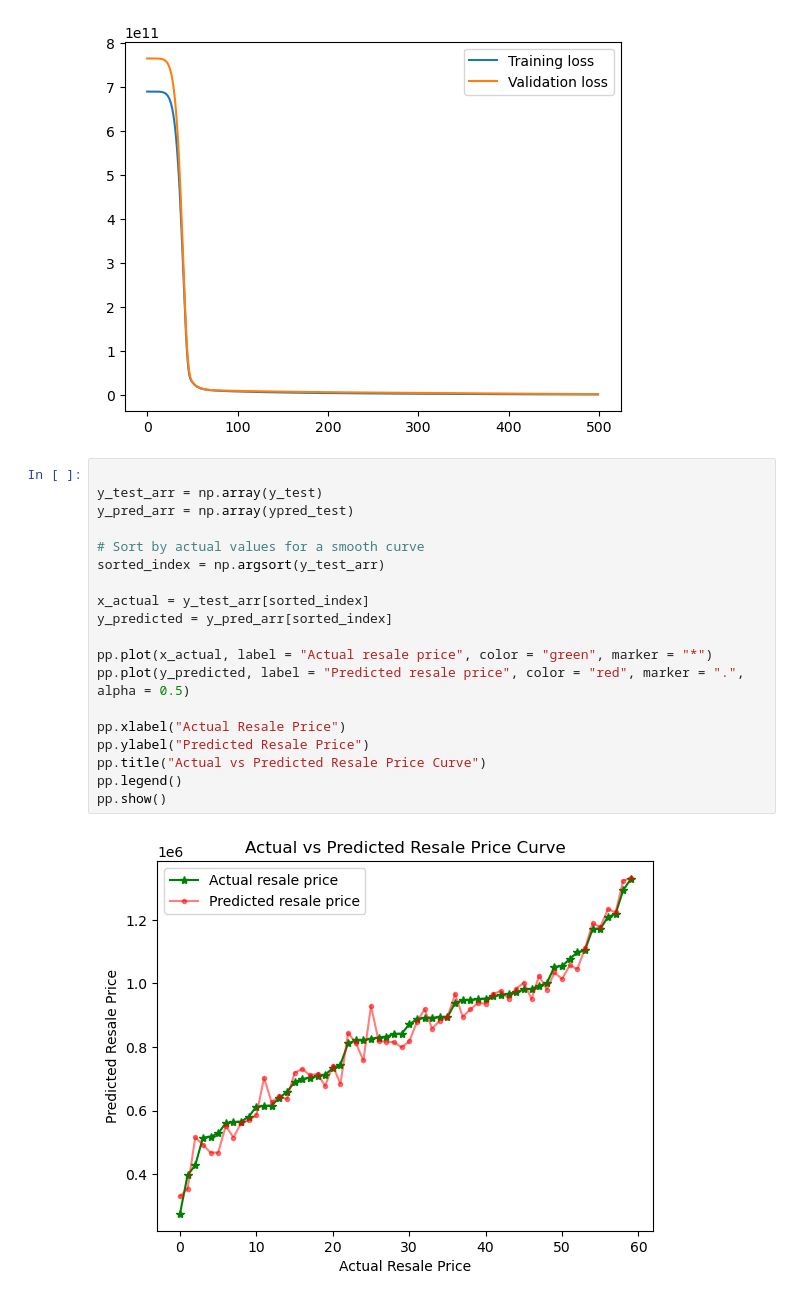
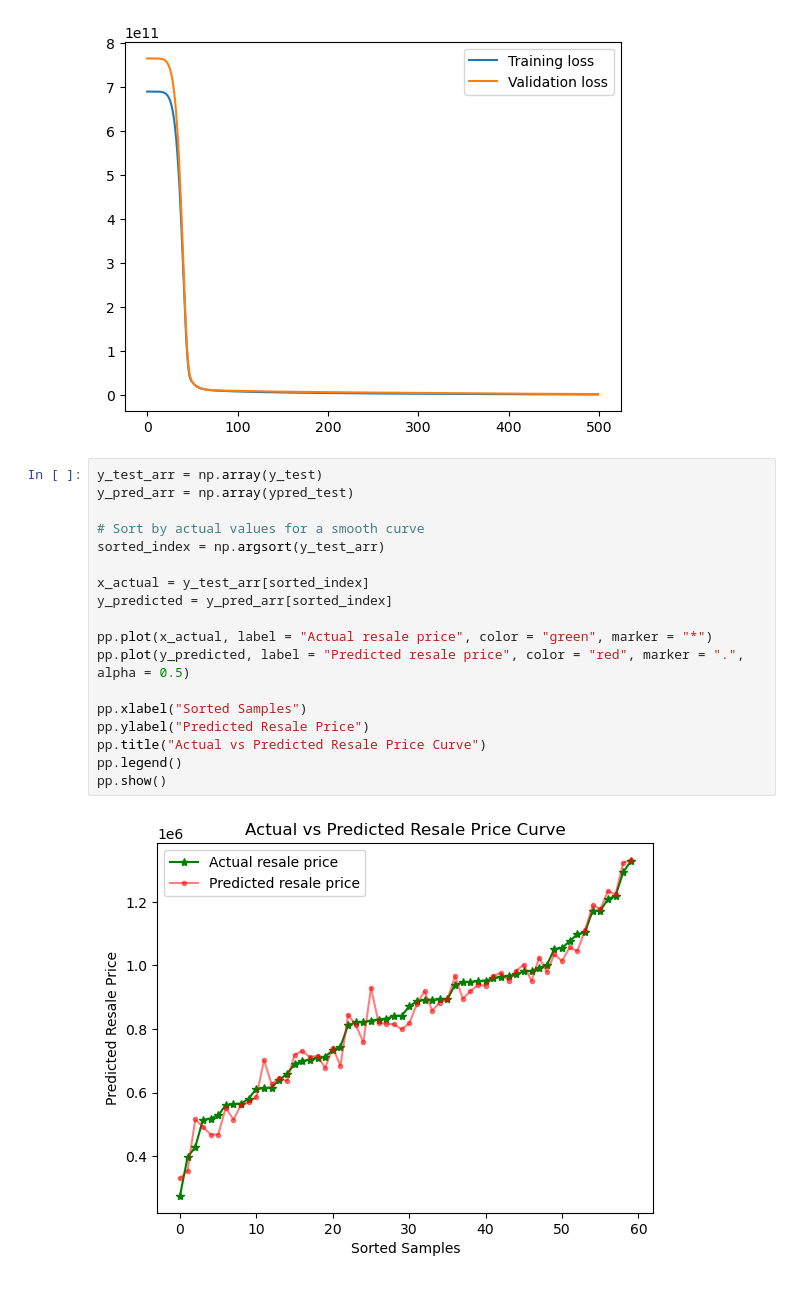
Before and after one commit to rdmahajan/ann-regression-project, a Jupyter notebook: ANN Regression Vehicle Price.ipynb, the cells around one changed output. Drawn from its saved outputs; the diff is of its cells as text.

```diff
--- a/ANN Regression Vehicle Price.ipynb
+++ b/ANN Regression Vehicle Price.ipynb
@@ -129,23 +129,22 @@ pp.show()
 # %% [output]
 [figure]
 # %%
-
 y_test_arr = np.array(y_test)
 y_pred_arr = np.array(ypred_test)
 
 # Sort by actual values for a smooth curve
 sorted_index = np.argsort(y_test_arr)
 
 x_actual = y_test_arr[sorted_index]
 y_predicted = y_pred_arr[sorted_index]
 
 pp.plot(x_actual, label = "Actual resale price", color = "green", marker = "*")
 pp.plot(y_predicted, label = "Predicted resale price", color = "red", marker = ".",  alpha = 0.5)
 
-pp.xlabel("Actual Resale Price")
+pp.xlabel("Sorted Samples")
 pp.ylabel("Predicted Resale Price")
 pp.title("Actual vs Predicted Resale Price Curve")
 pp.legend()
 pp.show()
 # %% [output]
-[figure, old version]
+[figure, new version]
```
Also changed, not shown: parts of 1 cell of this notebook.
